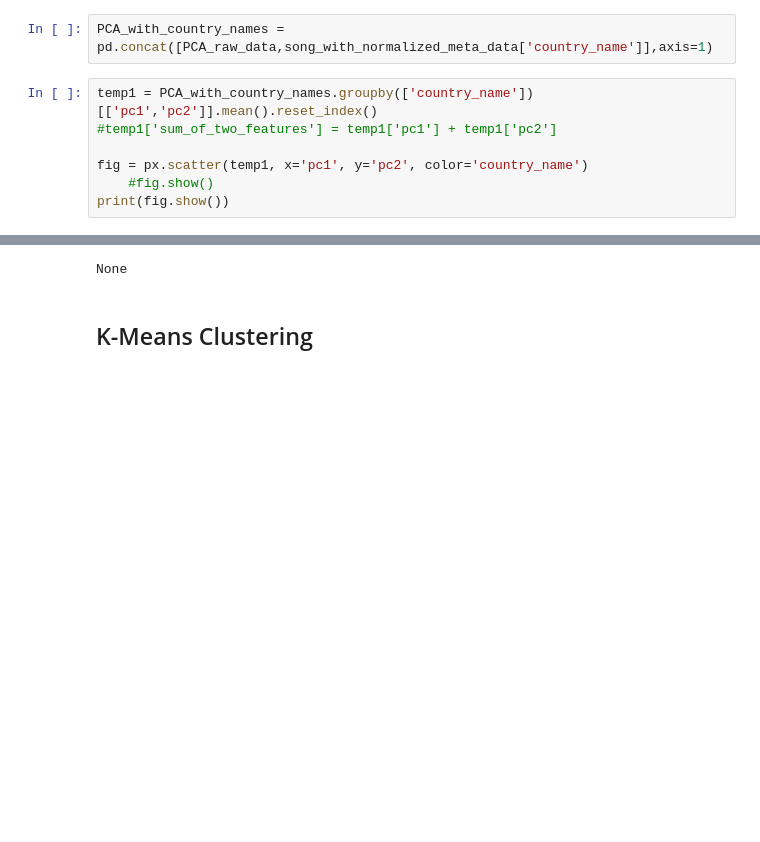
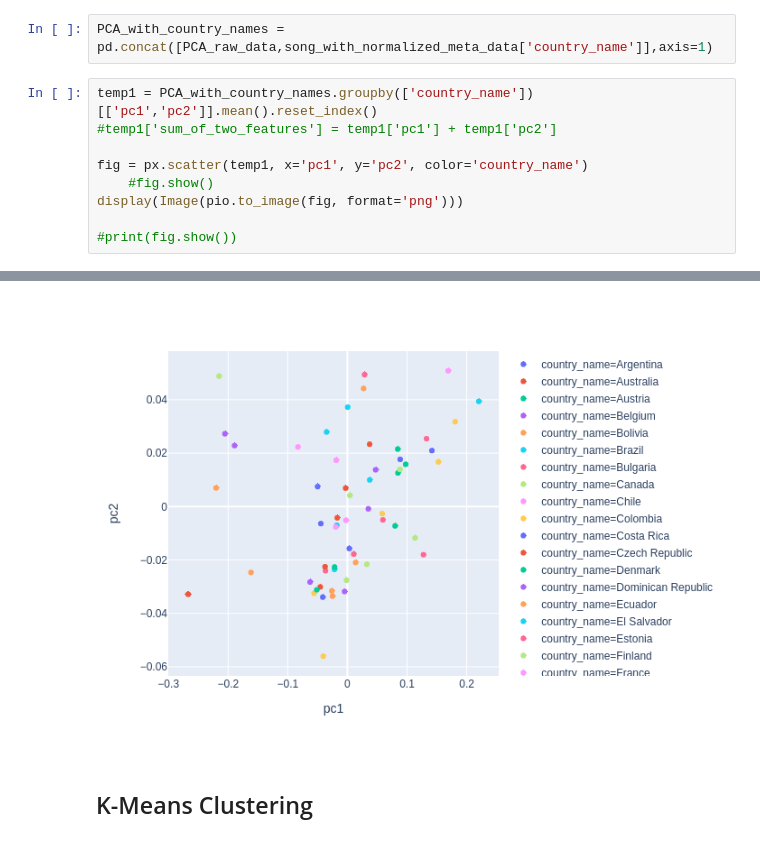
Before and after one commit to mihirahuja1/Spotify-Artist-Region-Discovery, a Jupyter notebook: Model_PCA_Clustering.ipynb, the cells around one changed output, grey strips where cells are left out. Saved outputs shown, nothing was run; the diff lists cells and outputs as text; blank space fills up the shorter version.

```diff
--- a/Model_PCA_Clustering.ipynb
+++ b/Model_PCA_Clustering.ipynb
@@ -211,5 +243,7 @@ temp1 = PCA_with_country_names.groupby(['country_name'])[['pc1','pc2']].mean().r
 
 fig = px.scatter(temp1, x='pc1', y='pc2', color='country_name')
     #fig.show()
-print(fig.show())
+display(Image(pio.to_image(fig, format='png')))
+
+#print(fig.show())
 # %% [output]
@@ -217,4 +250,4 @@ print(fig.show())
-None
+[figure, added]
 # %% [markdown]
 ## K-Means Clustering
 # %%
```
Also changed, not shown: parts of 12 cells of this notebook.
